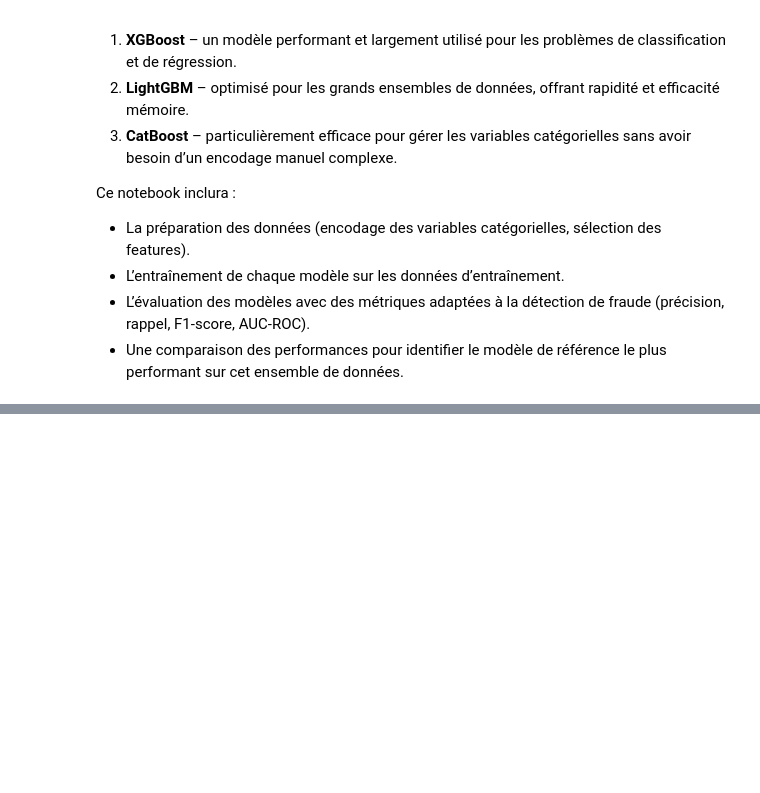
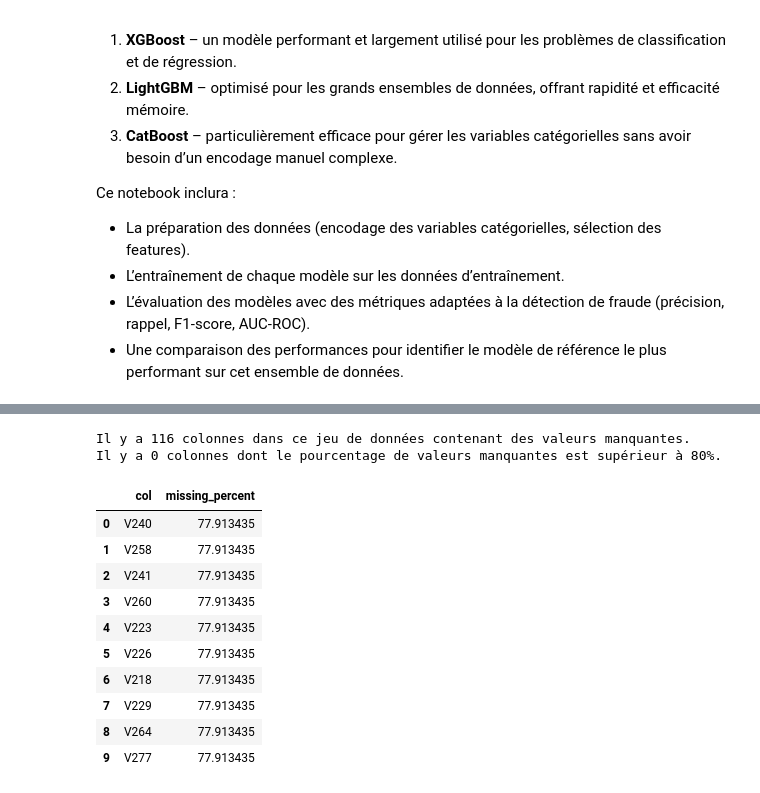
Before and after one commit to MackSH/ieee-fraud-detection, a Jupyter notebook: Notebooks/03_modeling_baseline.ipynb, the cells around one changed output, grey strips where cells are left out. Saved outputs shown, nothing was run; the diff lists cells and outputs as text; code cells hidden in the pictures; blank space fills up the shorter version.

```diff
--- a/Notebooks/03_modeling_baseline.ipynb
+++ b/Notebooks/03_modeling_baseline.ipynb
@@ -25,0 +78,16 @@ TypeError: unsupported operand type(s) for +: 'numpy.dtypes.Int64DType' and 'num
+# %%
+top_missing_cols(df_train, thresh=80)
+# %% [output]
+Il y a 116 colonnes dans ce jeu de données contenant des valeurs manquantes.
+Il y a 0 colonnes dont le pourcentage de valeurs manquantes est supérieur à 80%.
+|  | col | missing_percent |
+| 0 | V240 | 77.913435 |
+| 1 | V258 | 77.913435 |
+| 2 | V241 | 77.913435 |
+| 3 | V260 | 77.913435 |
+| 4 | V223 | 77.913435 |
+| 5 | V226 | 77.913435 |
+| 6 | V218 | 77.913435 |
+| 7 | V229 | 77.913435 |
+| 8 | V264 | 77.913435 |
+| 9 | V277 | 77.913435 |
```
Also changed, not shown: parts of 31 cells of this notebook, 9 other files.
